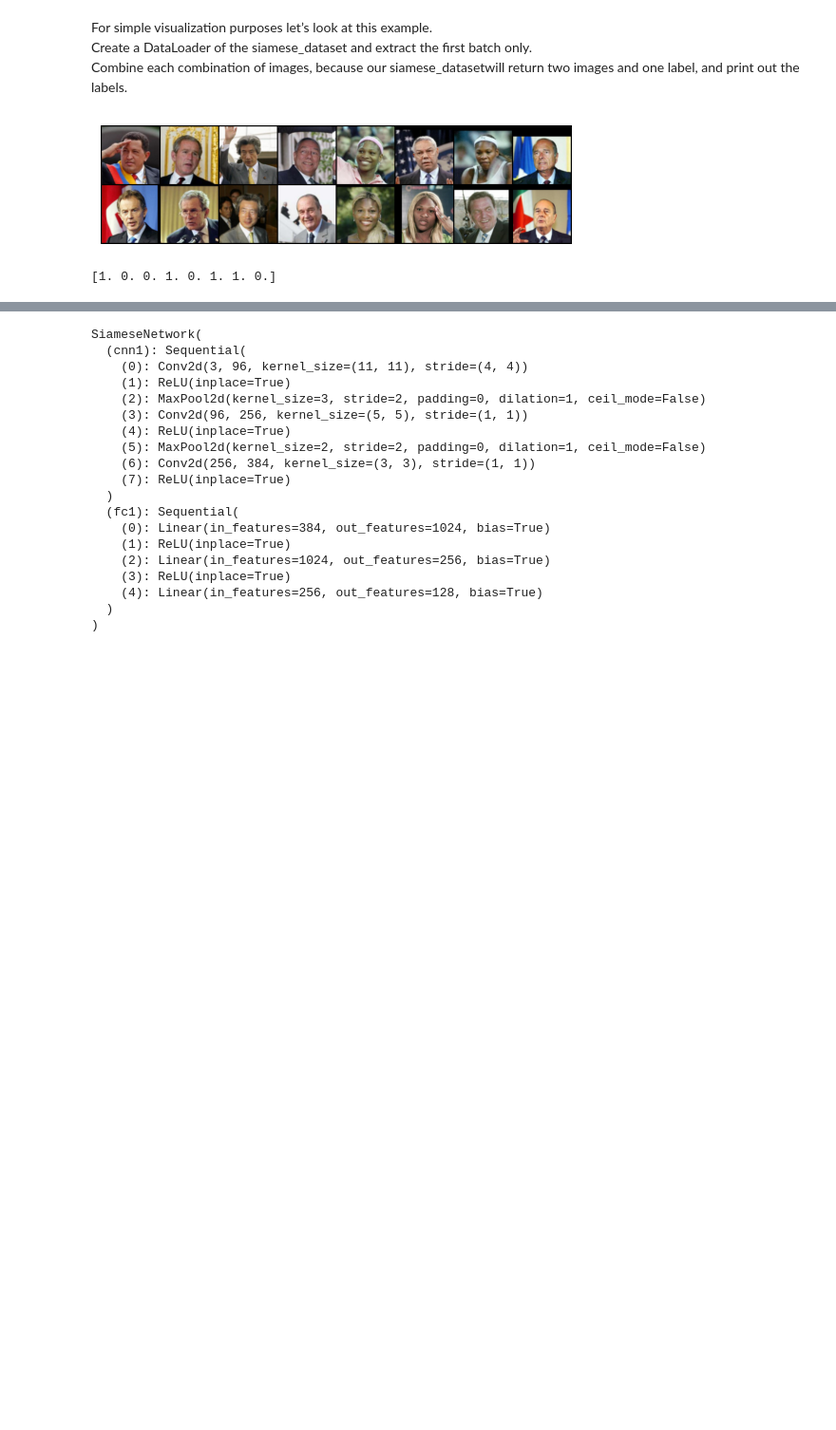
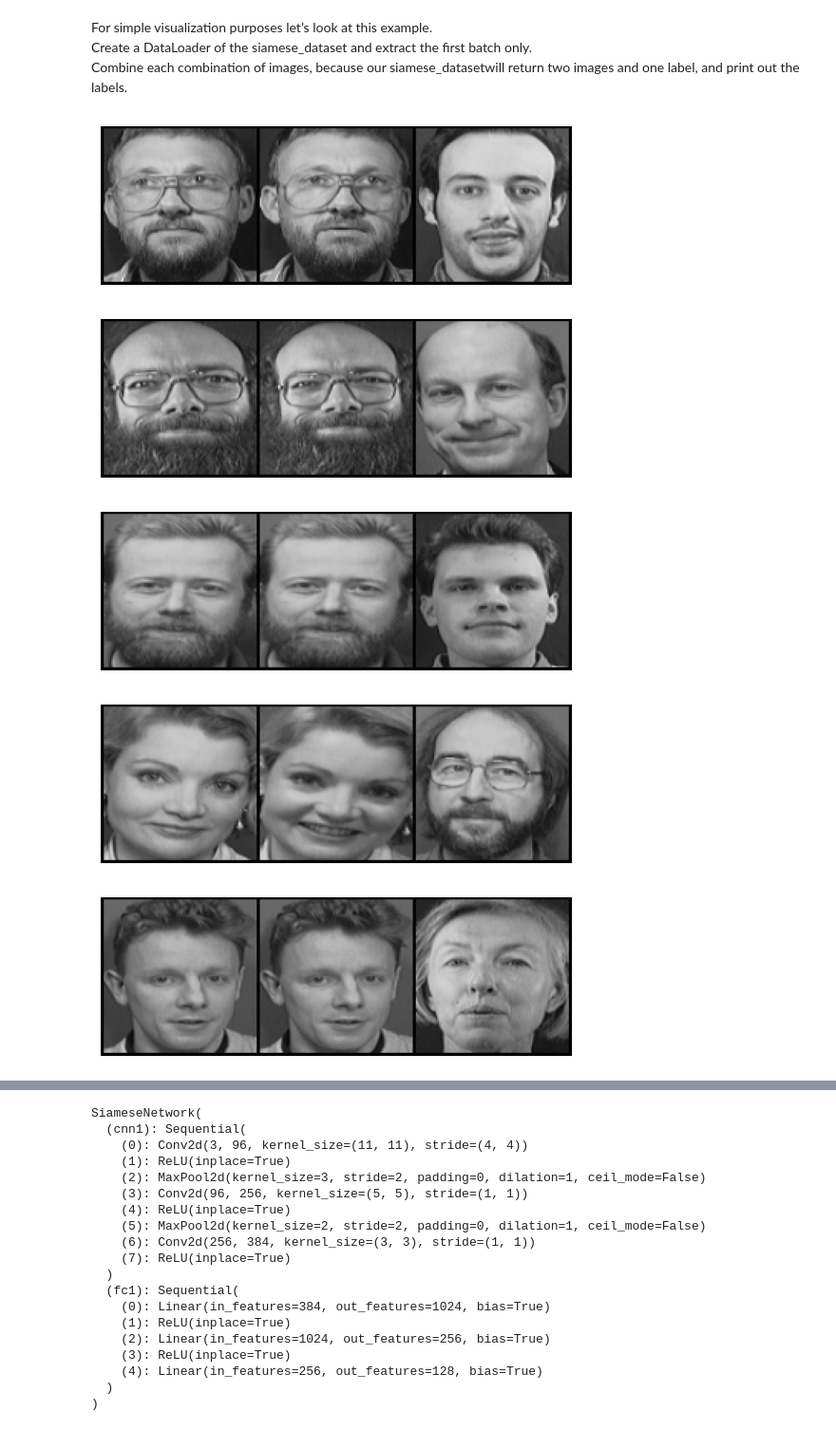
Before and after one commit to akshatgarg7/Just-In-Time-Detection-of-Unknown-Classes-Using-Deep-Learning, a Jupyter notebook: triplet_pytorch.ipynb, the cells around one changed output, grey strips where cells are left out. Shown: that part at 95% size. Drawn from its saved outputs; the diff is of its cells as text; code cells hidden in the pictures; blank space fills up the shorter version.

```diff
--- a/triplet_pytorch.ipynb
+++ b/triplet_pytorch.ipynb
@@ -40,8 +40,15 @@ nchannel=1
 # no of epoch
 EPOCH = 1
 
+# whether it is triplet or contrastive
+FLAG = 'triplet'
+
 # if testing
 testing = False
 
 # Threshold score
 THRESHOLD_SCORE = 0.3
+device = torch.device("cuda" if torch.cuda.is_available() else "cpu")
+
+if device.type == "cuda":
+    print(torch.cuda.get_device_name())
@@ -64,21 +73,15 @@ For simple visualization purposes let’s look at this example.
 Create a DataLoader of the siamese_dataset and extract the first batch only.
 Combine each combination of images, because our siamese_datasetwill return two images and one label, and print out the labels.
 # %%
-vis_triplet_dataloader,_ =  get_dataset(joinpath(PATH,'train'),transformation,TripletDataset,0,8,True)
-example_batch = next(iter(vis_triplet_dataloader))
+vis_triplet_dataloader,_ =  get_dataset(joinpath(PATH,'train'),transformation,NetworkDataset,FLAG,0,1,True)
+for i in range(5):
+    example_batch = next(iter(vis_triplet_dataloader))
+    images = torch.cat((example_batch[0], example_batch[1], example_batch[2]), dim=0)
+    # display the concatenated images
+    imshow(torchvision.utils.make_grid(images, nrow=10))
+# %% [output]
+[figure, added]
+[figure, added]
+[figure, added]
+[figure, added]
+[figure, added]
-# %%
-# Create a simple dataloader just for simple visualization
-vis_dataloader,_ = get_dataset(joinpath(PATH,'train'),transformation,SiameseNetworkDataset,0,8,True)
-
-# Extract one batch
-example_batch = next(iter(vis_dataloader))
-
-# Example batch is a list containing 2x8 images, indexes 0 and 1, an also the label
-# If the label is 1, it means that it is not the same person, label is 0, same person in both images
-concatenated = torch.cat((example_batch[0], example_batch[1]),0)
-
-imshow(torchvision.utils.make_grid(concatenated))
-print(example_batch[2].numpy().reshape(-1))
-# %% [output]
-[figure, removed]
-[1. 0. 0. 1. 0. 1. 1. 0.]
```
Also changed, not shown: parts of 8 cells of this notebook, 1 other file.
